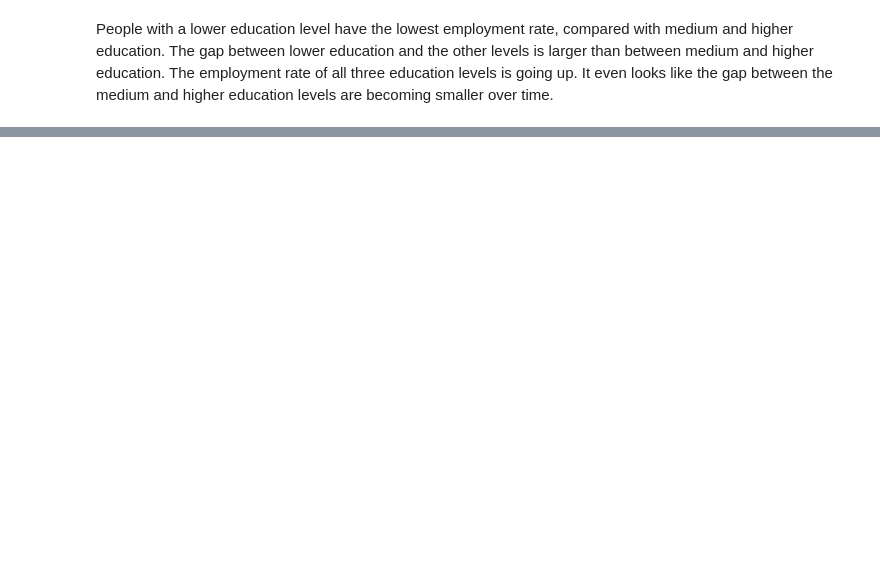
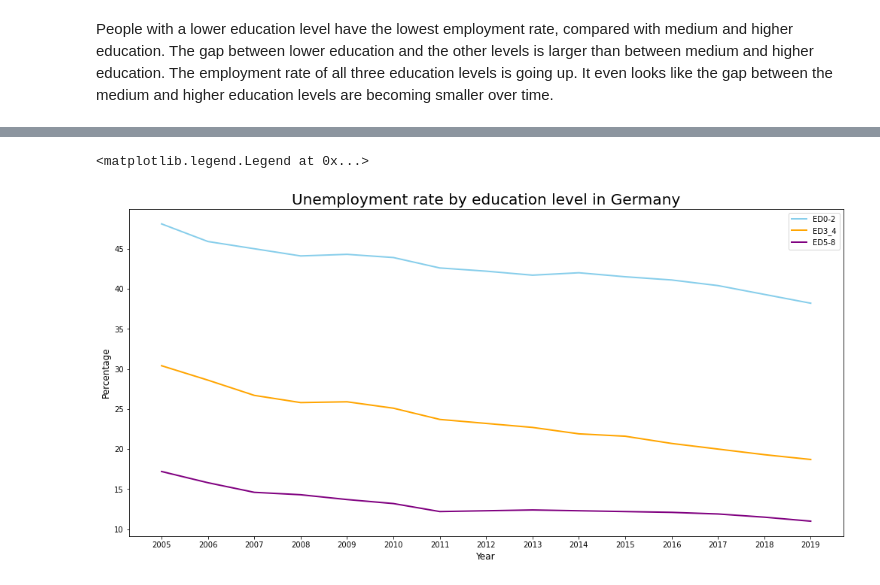
Before and after one commit to Malonk/unemployment_stats, a Jupyter notebook: notebooks/education_employment_rate_germany.ipynb, the cells around one changed output, grey strips where cells are left out. Drawn from its saved outputs; the diff is of its cells as text; code cells hidden in the pictures; blank space fills up the shorter version.

```diff
--- a/notebooks/education_employment_rate_germany.ipynb
+++ b/notebooks/education_employment_rate_germany.ipynb
@@ -215,0 +220,4 @@ plt.pyplot.show()
+# %%
+df_germany['ED0-2low'] = (100 - df_germany["ED0-2"])
+df_germany['ED3_4medium'] = (100 - df_germany["ED3_4"])
+df_germany['ED5-8high'] = (100 - df_germany["ED5-8"])
@@ -215,0 +243,13 @@ plt.pyplot.show()
+# %%
+fig, ax = plt.pyplot.subplots(figsize=(17,8))
+
+plt.pyplot.title("Unemployment rate by education level in Germany", fontsize=20)
+plt.pyplot.xlabel("Year", fontsize=12)
+plt.pyplot.ylabel("Percentage", fontsize=12)
+ax.plot("year", "ED0-2low", data=df_germany, color='skyblue', linewidth=2, label="ED0-2")
+ax.plot("year", "ED3_4medium", data=df_germany, color='orange', linewidth=2, label="ED3_4")
+ax.plot("year", "ED5-8high", data=df_germany, color='purple', linewidth=2, label="ED5-8")
+plt.pyplot.legend()
+# %% [output]
+<matplotlib.legend.Legend at 0x...>
+[figure, added]
```
Also changed, not shown: parts of 8 cells of this notebook, 6 other files.
